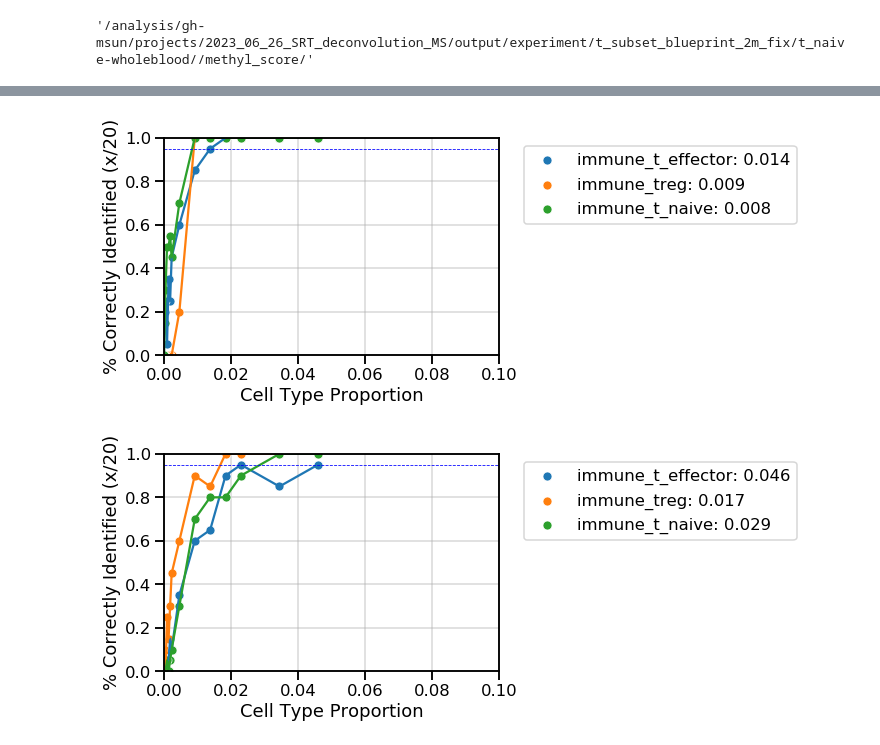
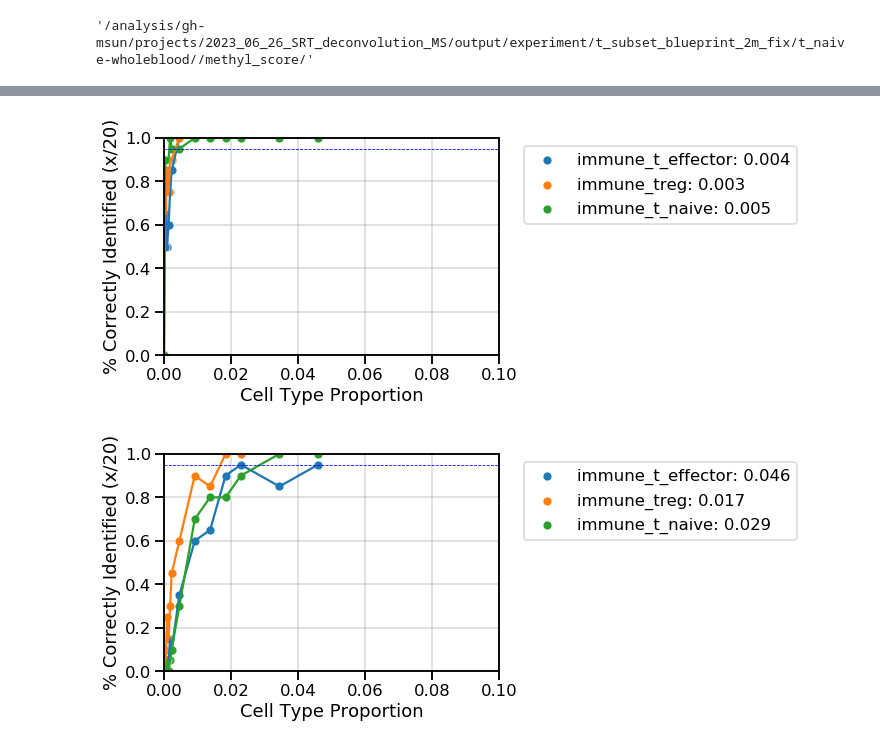
Before and after one commit to gh-msun/gh-msun, a Jupyter notebook: projects/2023_06_26_SRT_deconvolution_MS/notebooks/titration/t_subset_blueprint_2m/titration_experiment_blueprint_t_eff_tregE1.ipynb, the cells around one changed output, grey strips where cells are left out. Drawn from its saved outputs; the diff is of its cells as text; code cells hidden in the pictures.

```diff
--- a/projects/2023_06_26_SRT_deconvolution_MS/notebooks/titration/t_subset_blueprint_2m/titration_experiment_blueprint_t_eff_tregE1.ipynb
+++ b/projects/2023_06_26_SRT_deconvolution_MS/notebooks/titration/t_subset_blueprint_2m/titration_experiment_blueprint_t_eff_tregE1.ipynb
@@ -700,12 +700,12 @@ def lod95_within_proportion_plot(titrating_celltypes, titrating_celltype_proport
 # %%
 # t effector, t reg order must follow the order in which the predictions were made
 lod95_detect_plot(titrating_celltypes = ['immune_t_effector', 'immune_treg', 'immune_t_naive'],
                   titrating_celltype_proportion = TITRATION_LIST,
                   deconvolution_preds = deconvolution_nnls ,
-                  detection_threshold = 0.005,
+                  detection_threshold = 0.00,
                   lod=0.95)
 # %% [output]
-[figure, old version]
+[figure, new version]
 # %%
 lod95_within_proportion_plot(titrating_celltypes = ['immune_t_effector', 'immune_treg', 'immune_t_naive'],
                               titrating_celltype_proportion = TITRATION_LIST,
```
Also changed, not shown: parts of 4 cells of this notebook, 5 other files.
